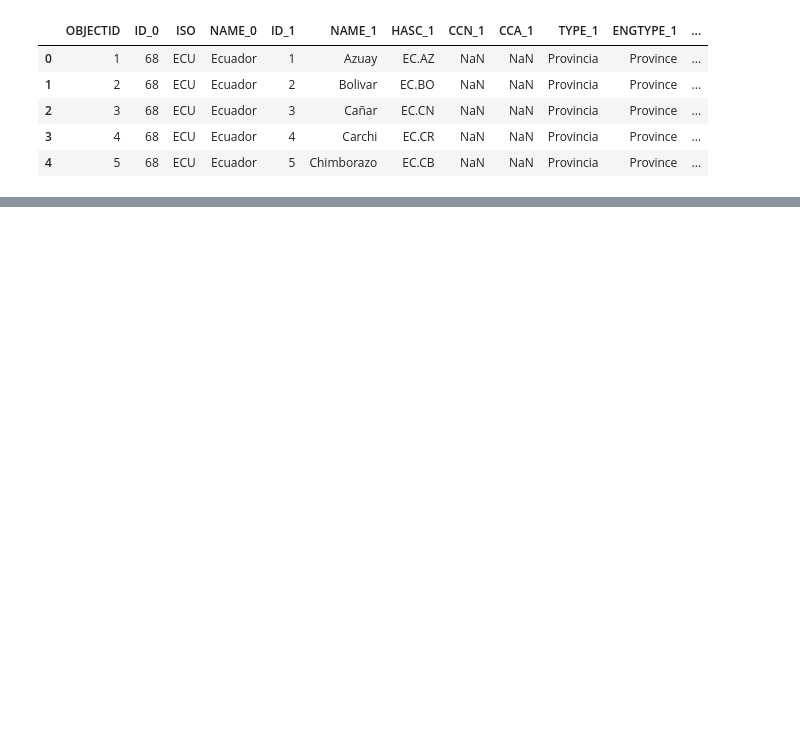
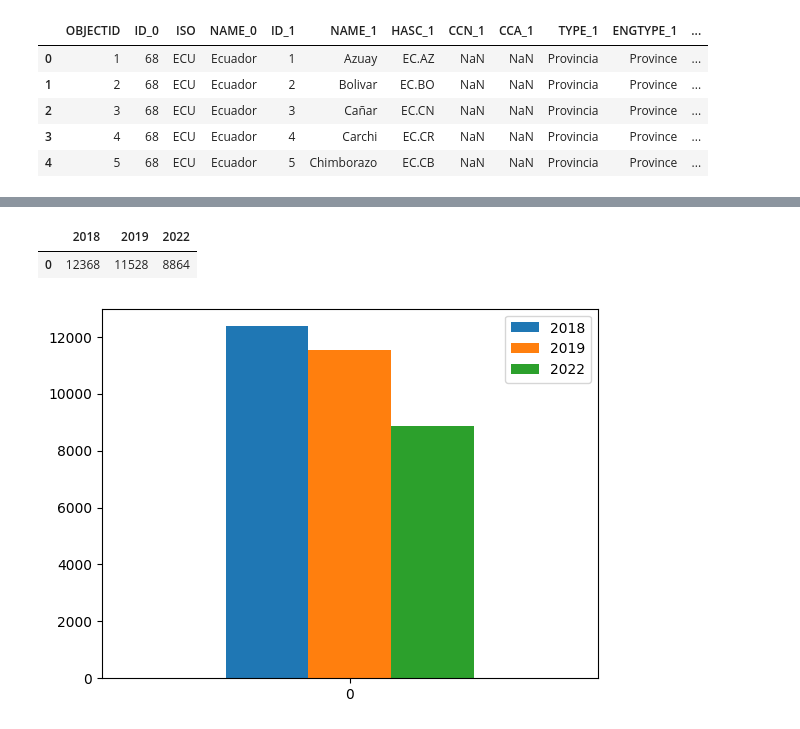
Before and after one commit to pedroaal/ambiental, a Jupyter notebook: main.ipynb, the cells around one changed output, grey strips where cells are left out. Drawn from its saved outputs; the diff is of its cells as text; code cells hidden in the pictures; blank space fills up the shorter version.

```diff
--- a/main.ipynb
+++ b/main.ipynb
@@ -14,5 +24,6 @@ provinces.head()
 # %%
 ambiental_2018 = pd.read_csv('ambiental_2018.csv')
+ambiental_2018 = ambiental_2018.astype(convert_dict)
+ambiental_2018.info()
 ambiental_2018.head()
-# list(ambiental_2018.columns.values)
 # %% [output]
@@ -49,0 +42,7 @@ ambiental_2022.head()
+# %%
+ambiental_2019 = pd.read_csv('ambiental_2019.csv')
+ambiental_2019 = ambiental_2019.astype(convert_dict)
+ambiental_2019 = ambiental_2019.replace('urbana', '1')
+ambiental_2019 = ambiental_2019.replace('rural', '2')
+ambiental_2019.info()
+ambiental_2019.head()
@@ -49,0 +62,5 @@ ambiental_2022.head()
+# %%
+ambiental_2022_10 = pd.read_csv('ambiental_2022_10.csv')
+ambiental_2022_10 = ambiental_2022_10.astype(convert_dict)
+ambiental_2022_10.info()
+ambiental_2022_10.head()
@@ -49,0 +96,8 @@ ambiental_2022.head()
+# %%
+dbs = {
+  2018: ambiental_2018,
+  2019: ambiental_2019,
+  2022: ambiental_2022_10
+}
+years = [2018, 2019, 2022]
+areas = ['1', '2']
@@ -49,0 +124,19 @@ ambiental_2022.head()
+# %%
+res = {
+  2018: [],
+  2019: [],
+  2022: []
+}
+
+for year in years:
+  db = dbs[year]
+  db.loc[(db['s101p121'] == '1') | (db['s101p122'] == '1') | (db['s101p123'] == '1') | (db['s101p124'] == '1') | (db['s101p125'] == '1') | (db['s101p126'] == '1')]
+  res[year] = [len(db)]
+
+res = pd.DataFrame(res)
+ax = res.plot.bar(rot=0)
+res
+# %% [output]
+|  | 2018 | 2019 | 2022 |
+| 0 | 12368 | 11528 | 8864 |
+[figure, added]
```
Also changed, not shown: parts of 14 cells of this notebook, 1 other file.
